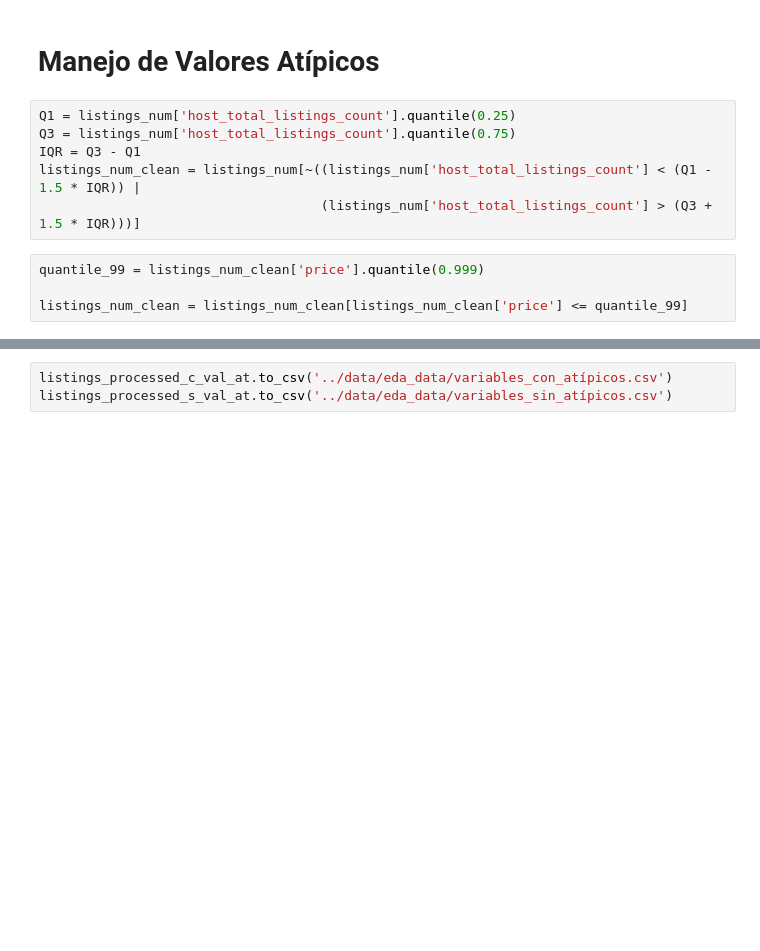
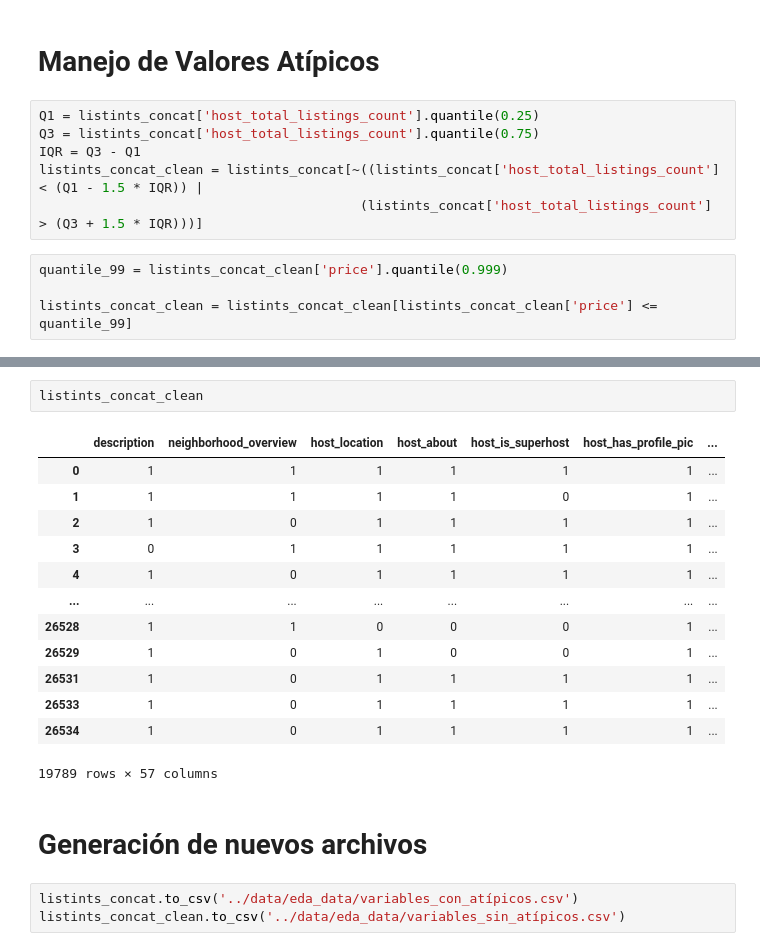
Before and after one commit to leonfgz48/Mineria_de_Datos_Proyecto, a Jupyter notebook: variables_numericas_airbnb.ipynb, the cells around one changed output, grey strips where cells are left out. Saved outputs shown, nothing was run; the diff lists cells and outputs as text; blank space fills up the shorter version.

```diff
--- a/variables_numericas_airbnb.ipynb
+++ b/variables_numericas_airbnb.ipynb
@@ -161,12 +175,12 @@ dtype: int64
 # %% [markdown]
 # Manejo de Valores Atípicos
 # %%
-Q1 = listings_num['host_total_listings_count'].quantile(0.25)
-Q3 = listings_num['host_total_listings_count'].quantile(0.75)
+Q1 = listints_concat['host_total_listings_count'].quantile(0.25)
+Q3 = listints_concat['host_total_listings_count'].quantile(0.75)
 IQR = Q3 - Q1
-listings_num_clean = listings_num[~((listings_num['host_total_listings_count'] < (Q1 - 1.5 * IQR)) |
-                                    (listings_num['host_total_listings_count'] > (Q3 + 1.5 * IQR)))]
+listints_concat_clean = listints_concat[~((listints_concat['host_total_listings_count'] < (Q1 - 1.5 * IQR)) |
+                                         (listints_concat['host_total_listings_count'] > (Q3 + 1.5 * IQR)))]
 # %%
-quantile_99 = listings_num_clean['price'].quantile(0.999)
+quantile_99 = listints_concat_clean['price'].quantile(0.999)
 
-listings_num_clean = listings_num_clean[listings_num_clean['price'] <= quantile_99]
+listints_concat_clean = listints_concat_clean[listints_concat_clean['price'] <= quantile_99]
@@ -241,3 +205,21 @@ listings_processed_s_val_at
+# %%
+listints_concat_clean
+# %% [output]
+|  | description | neighborhood_overview | host_location | host_about | host_is_superhost | host_has_profile_pic | ... |
+| 0 | 1 | 1 | 1 | 1 | 1 | 1 | ... |
+| 1 | 1 | 1 | 1 | 1 | 0 | 1 | ... |
+| 2 | 1 | 0 | 1 | 1 | 1 | 1 | ... |
+| 3 | 0 | 1 | 1 | 1 | 1 | 1 | ... |
+| 4 | 1 | 0 | 1 | 1 | 1 | 1 | ... |
+| ... | ... | ... | ... | ... | ... | ... | ... |
+| 26528 | 1 | 1 | 0 | 0 | 0 | 1 | ... |
+| 26529 | 1 | 0 | 1 | 0 | 0 | 1 | ... |
+| 26531 | 1 | 0 | 1 | 1 | 1 | 1 | ... |
+| 26533 | 1 | 0 | 1 | 1 | 1 | 1 | ... |
+| 26534 | 1 | 0 | 1 | 1 | 1 | 1 | ... |
+19789 rows × 57 columns
+# %% [markdown]
+# Generación de nuevos archivos
 # %%
-listings_processed_c_val_at.to_csv('../data/eda_data/variables_con_atípicos.csv')
-listings_processed_s_val_at.to_csv('../data/eda_data/variables_sin_atípicos.csv')
+listints_concat.to_csv('../data/eda_data/variables_con_atípicos.csv')
+listints_concat_clean.to_csv('../data/eda_data/variables_sin_atípicos.csv')
```
Also changed, not shown: parts of 19 cells of this notebook.
